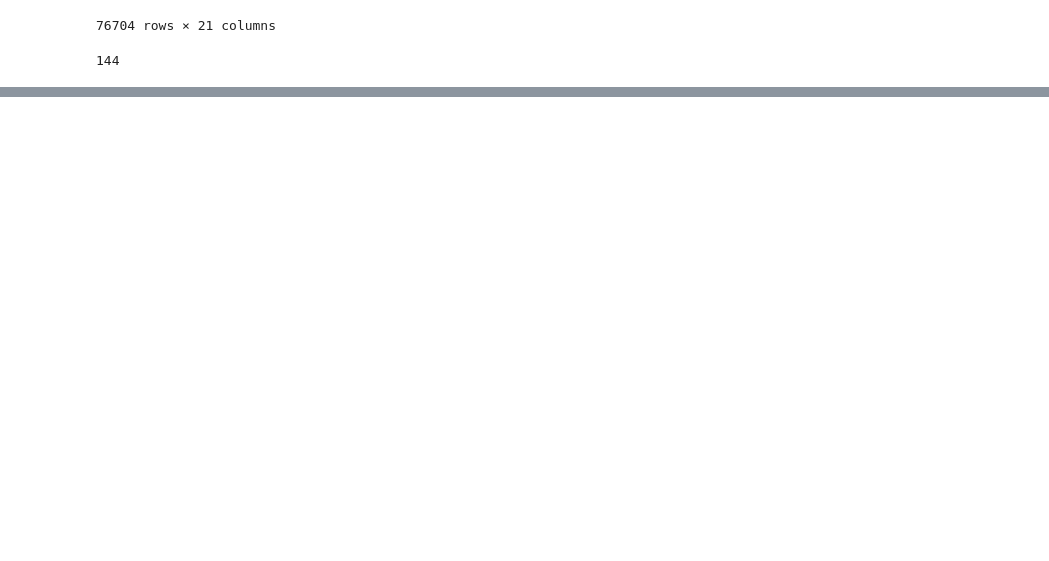
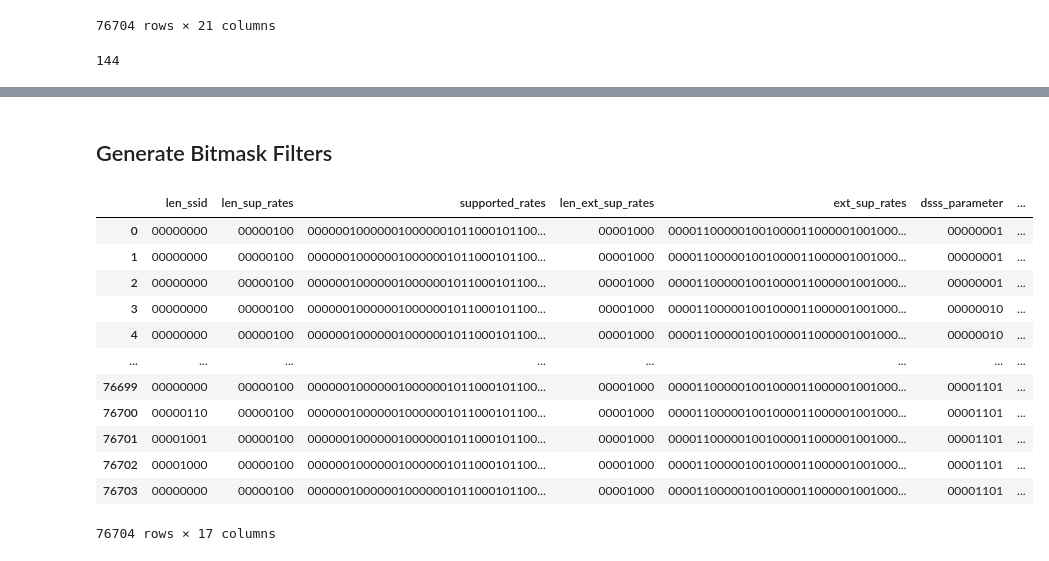
Before and after one commit to GiovanniBaccichet/CompactProbes, a Jupyter notebook: notebooks/pairwise_boosting/data_binary_pre-processing.ipynb, the cells around one changed output, grey strips where cells are left out. Cells and saved outputs as stored; diff of their text form; code cells hidden in the pictures; blank space fills up the shorter version.

```diff
--- a/notebooks/pairwise_boosting/data_binary_pre-processing.ipynb
+++ b/notebooks/pairwise_boosting/data_binary_pre-processing.ipynb
@@ -156,0 +306,20 @@ df.iloc[76703][5]
+# %% [markdown]
+## Generate Bitmask Filters
+# %%
+df_no_mac = df.drop(columns=["mac"])
+# %%
+df_no_mac
+# %% [output]
+|  | len_ssid | len_sup_rates | supported_rates | len_ext_sup_rates | ext_sup_rates | dsss_parameter | ... |
+| 0 | 00000000 | 00000100 | 000000100000010000001011000101100... | 00001000 | 000011000001001000011000001001000... | 00000001 | ... |
+| 1 | 00000000 | 00000100 | 000000100000010000001011000101100... | 00001000 | 000011000001001000011000001001000... | 00000001 | ... |
+| 2 | 00000000 | 00000100 | 000000100000010000001011000101100... | 00001000 | 000011000001001000011000001001000... | 00000001 | ... |
+| 3 | 00000000 | 00000100 | 000000100000010000001011000101100... | 00001000 | 000011000001001000011000001001000... | 00000010 | ... |
+| 4 | 00000000 | 00000100 | 000000100000010000001011000101100... | 00001000 | 000011000001001000011000001001000... | 00000010 | ... |
+| ... | ... | ... | ... | ... | ... | ... | ... |
+| 76699 | 00000000 | 00000100 | 000000100000010000001011000101100... | 00001000 | 000011000001001000011000001001000... | 00001101 | ... |
+| 76700 | 00000110 | 00000100 | 000000100000010000001011000101100... | 00001000 | 000011000001001000011000001001000... | 00001101 | ... |
+| 76701 | 00001001 | 00000100 | 000000100000010000001011000101100... | 00001000 | 000011000001001000011000001001000... | 00001101 | ... |
+| 76702 | 00001000 | 00000100 | 000000100000010000001011000101100... | 00001000 | 000011000001001000011000001001000... | 00001101 | ... |
+| 76703 | 00000000 | 00000100 | 000000100000010000001011000101100... | 00001000 | 000011000001001000011000001001000... | 00001101 | ... |
+76704 rows × 17 columns
```
Also changed, not shown: parts of 15 cells of this notebook.
